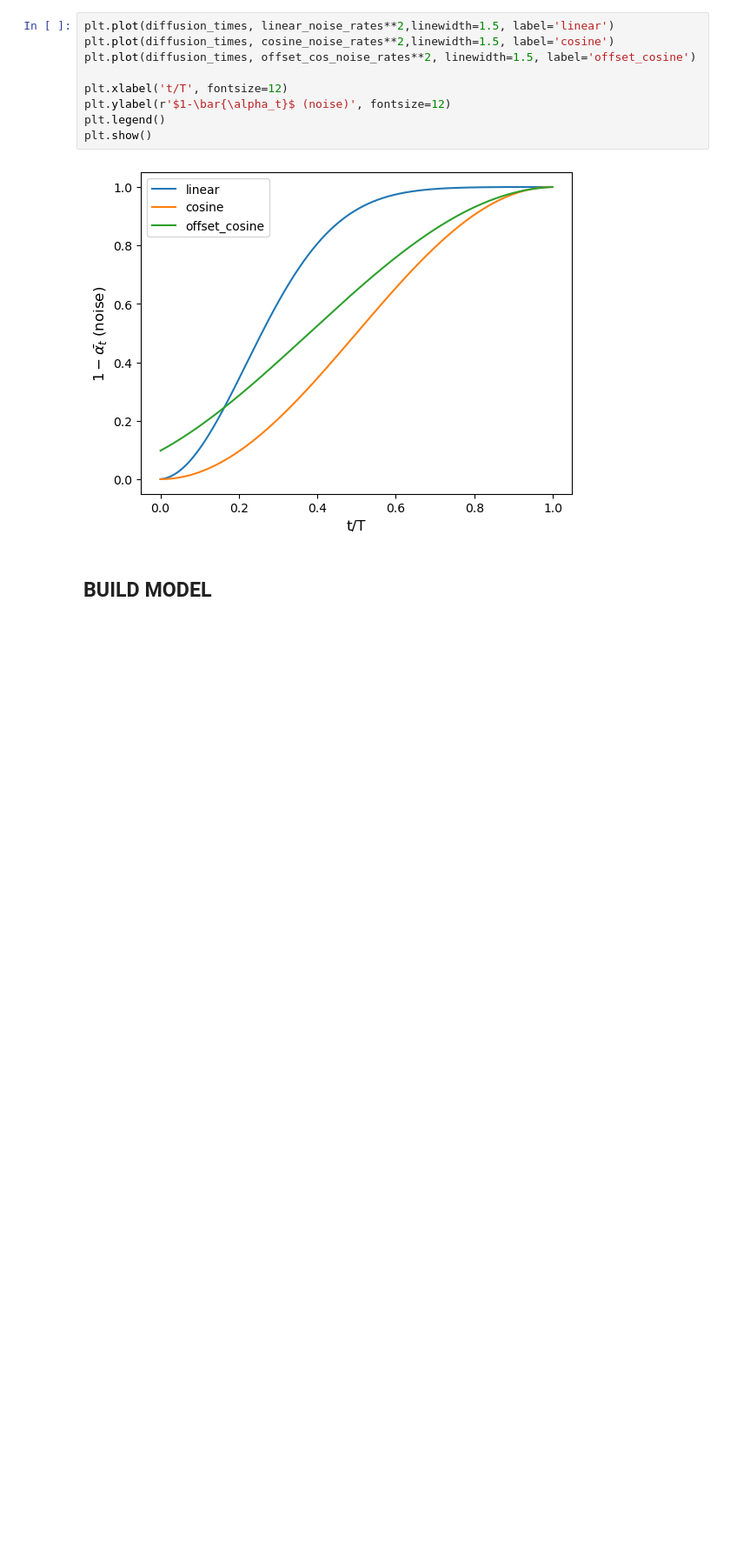
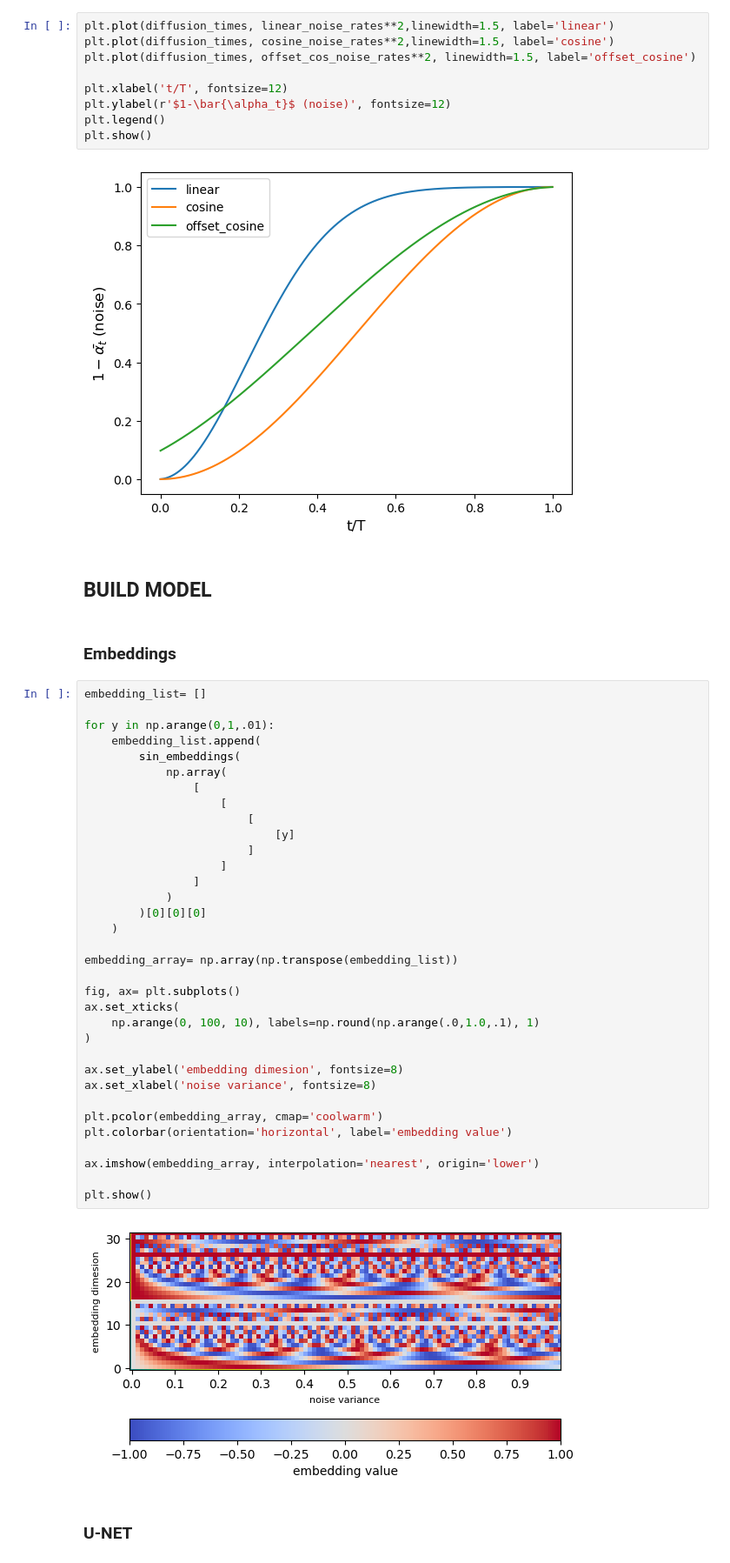
Before and after one commit to maxzaikin/Data-Science-Portfolio, a Jupyter notebook: Deep-Learning/ddim_flowers.ipynb, the cells around one changed output. Shown at 87% size. Drawn from its saved outputs; the diff is of its cells as text; blank space fills up the shorter version.

```diff
--- a/Deep-Learning/ddim_flowers.ipynb
+++ b/Deep-Learning/ddim_flowers.ipynb
@@ -179,3 +244,43 @@ plt.show()
 [figure]
 # %% [markdown]
 ## BUILD MODEL
+# %% [markdown]
+### Embeddings
+# %%
+embedding_list= []
+
+for y in np.arange(0,1,.01):
+    embedding_list.append(
+        sin_embeddings(
+            np.array(
+                [
+                    [
+                        [
+                            [y]
+                        ]
+                    ]
+                ]
+            )
+        )[0][0][0]
+    )
+
+embedding_array= np.array(np.transpose(embedding_list))
+
+fig, ax= plt.subplots()
+ax.set_xticks(
+    np.arange(0, 100, 10), labels=np.round(np.arange(.0,1.0,.1), 1)
+)
+
+ax.set_ylabel('embedding dimesion', fontsize=8)
+ax.set_xlabel('noise variance', fontsize=8)
+
+plt.pcolor(embedding_array, cmap='coolwarm')
+plt.colorbar(orientation='horizontal', label='embedding value')
+
+ax.imshow(embedding_array, interpolation='nearest', origin='lower')
+
+plt.show()
+# %% [output]
+[figure, added]
+# %% [markdown]
+### U-NET
```
Also changed, not shown: parts of 7 cells of this notebook.
